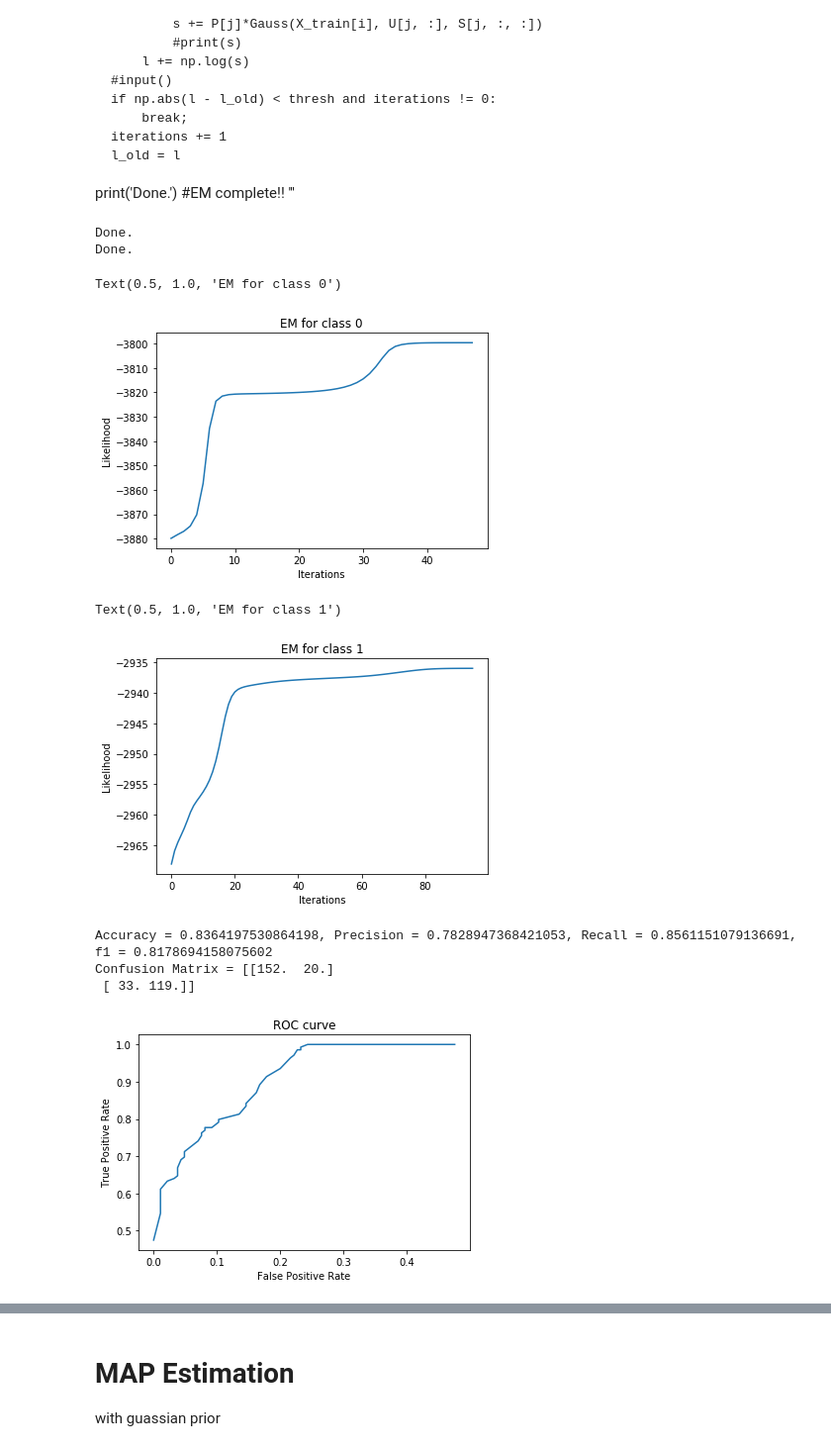
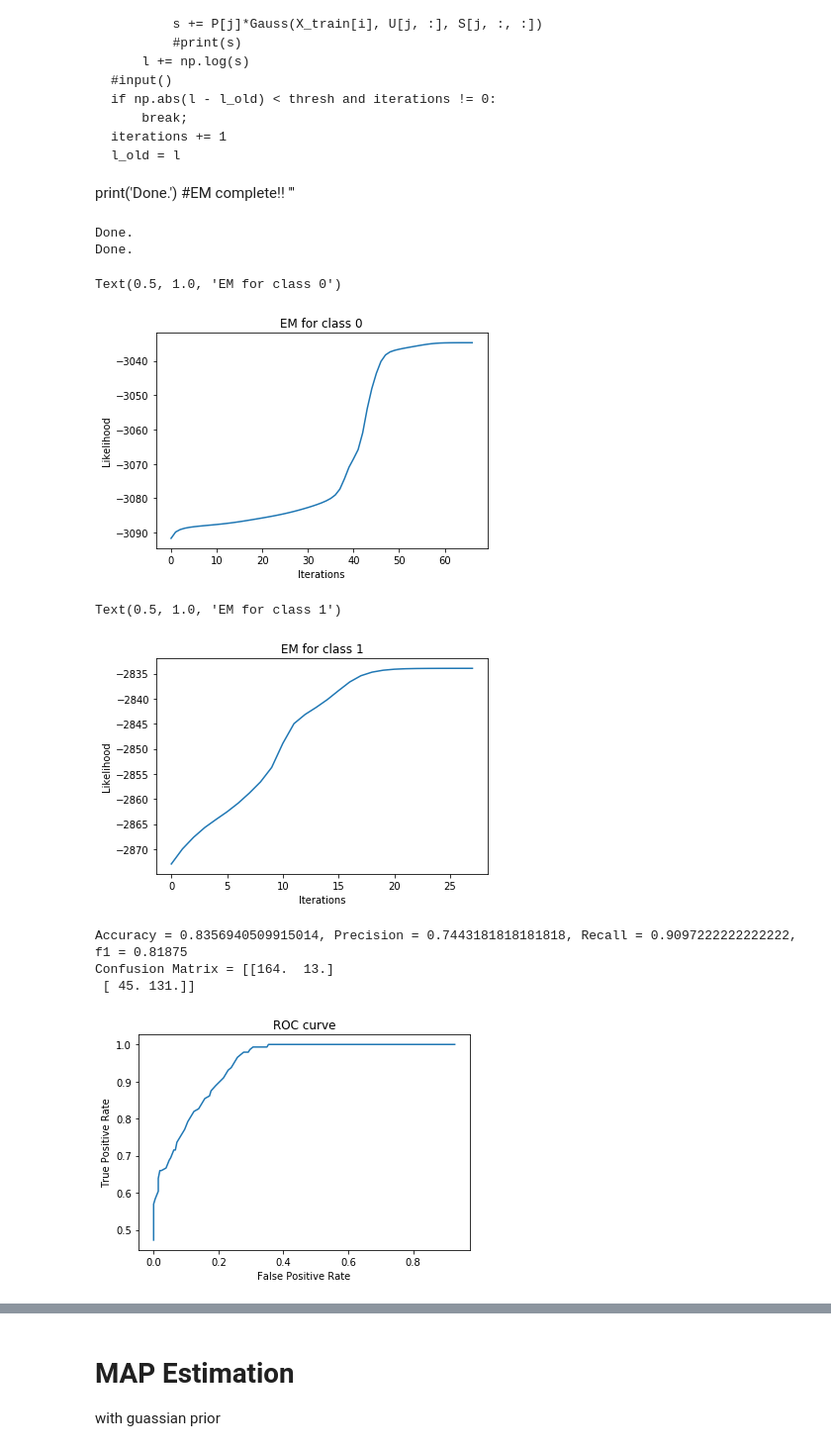
Before and after one commit to varundesai10/ELL409_Assignment1, a Jupyter notebook: question1.ipynb, the cells around one changed output, grey strips where cells are left out. Shown: that part at 99% size. Cells and saved outputs as stored; diff of their text form; code cells hidden in the pictures.

```diff
--- a/question1.ipynb
+++ b/question1.ipynb
@@ -18,7 +22,7 @@ X = data.to_numpy()[:, :3]
 Y = data.to_numpy()[:, 3]
 
 
-split = 0.8 #using 70:30 split, random each time
+split = 0.7 #using 70:30 split, random each time
 train_samples = np.random.choice(X.shape[0], int(split*X.shape[0]))
 test_samples = np.array([i for i in range(X.shape[0]) if i not in list(train_samples)])
 
@@ -95,7 +99,7 @@ Confusion Matrix = [[169.  32.]
 from tqdm import tqdm
 TP = []
 FP = []
-for p0 in tqdm(np.linspace(0.000000001,0.999999999999,10000)):
+for p0 in tqdm(np.linspace(0.000000001,0.999999999999,100)):
     p = np.log(p0/(1 - p0))
     def g2(x):
         y = p + s -0.5*((x - u0) @ s0 @ (x-u0).T - (x - u1) @ s1 @ (x - u1))
@@ -239,7 +243,9 @@ def GMM(X, K):
         #print('iter = {}, l = {}'.format(iterations, l_old))
         for i in range(N):
             for j in range(K):
-                G[i, j] = gamma(i, j)
+                #G[i, j] = gamma(i, j)
+                G[i, j] = P[j]*Gauss(X[i], U[j, :], S[j, :, :])
+        G = G/np.sum(G, axis=1)[:, np.newaxis]
 
         #M step
         N_k = np.sum(G, axis = 0)
@@ -289,14 +295,14 @@ plt.title('EM for class 0')
 Done.
 Done.
 Text(0.5, 1.0, 'EM for class 0')
-[figure, old version]
+[figure, new version]
 # %%
 plt.plot(a1[3])
 plt.xlabel('Iterations'); plt.ylabel('Likelihood');
 plt.title('EM for class 1')
 # %% [output]
 Text(0.5, 1.0, 'EM for class 1')
-[figure, old version]
+[figure, new version]
 # %%
 #building the bayes classifier for this GMM.
 #how to choose priors?
@@ -324,26 +330,26 @@ print(f'Confusion Matrix = {C}')
 
 #How to visualize these GMMs ??
 # %% [output]
-Accuracy = 0.8364197530864198, Precision = 0.7828947368421053, Recall = 0.8561151079136691, f1 = 0.8178694158075602
-Confusion Matrix = [[152.  20.]
- [ 33. 119.]]
+Accuracy = 0.8356940509915014, Precision = 0.7443181818181818, Recall = 0.9097222222222222, f1 = 0.81875
+Confusion Matrix = [[164.  13.]
+ [ 45. 131.]]
 # %%
 #plotting ROC curve.
 TP = []
 FP = []
-for p0 in np.linspace(0.01,0.99,50):
+for p0 in np.linspace(0.000001,0.99,100):
 
     C = np.zeros((2,2))
     for i in range((X_test.shape[0])):
         y_pred = g3(X_test[i], a0, a1, p0)
         C[y_pred, Y_test[i]] += 1
 
     tpr = C[1,1]/(C[1,1] + C[0,1])
     fpr = C[1,0]/(C[1,0] + C[0,0])
     TP.append(tpr)
     FP.append(fpr)
 
 plt.plot(FP, TP, '-')
 plt.xlabel('False Positive Rate'); plt.ylabel('True Positive Rate'); plt.title('ROC curve');
 # %% [output]
-[figure, old version]
+[figure, new version]
```
Also changed, not shown: parts of 31 cells of this notebook, 6 other files.
